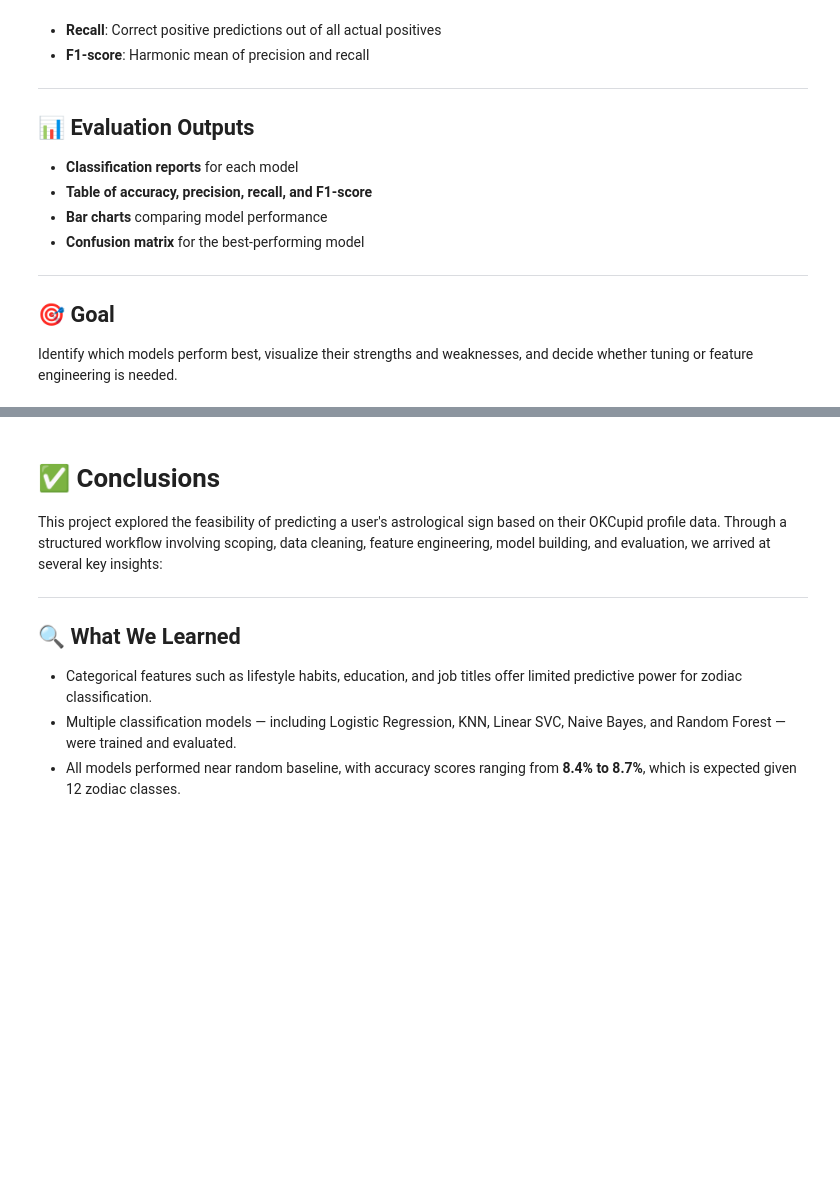
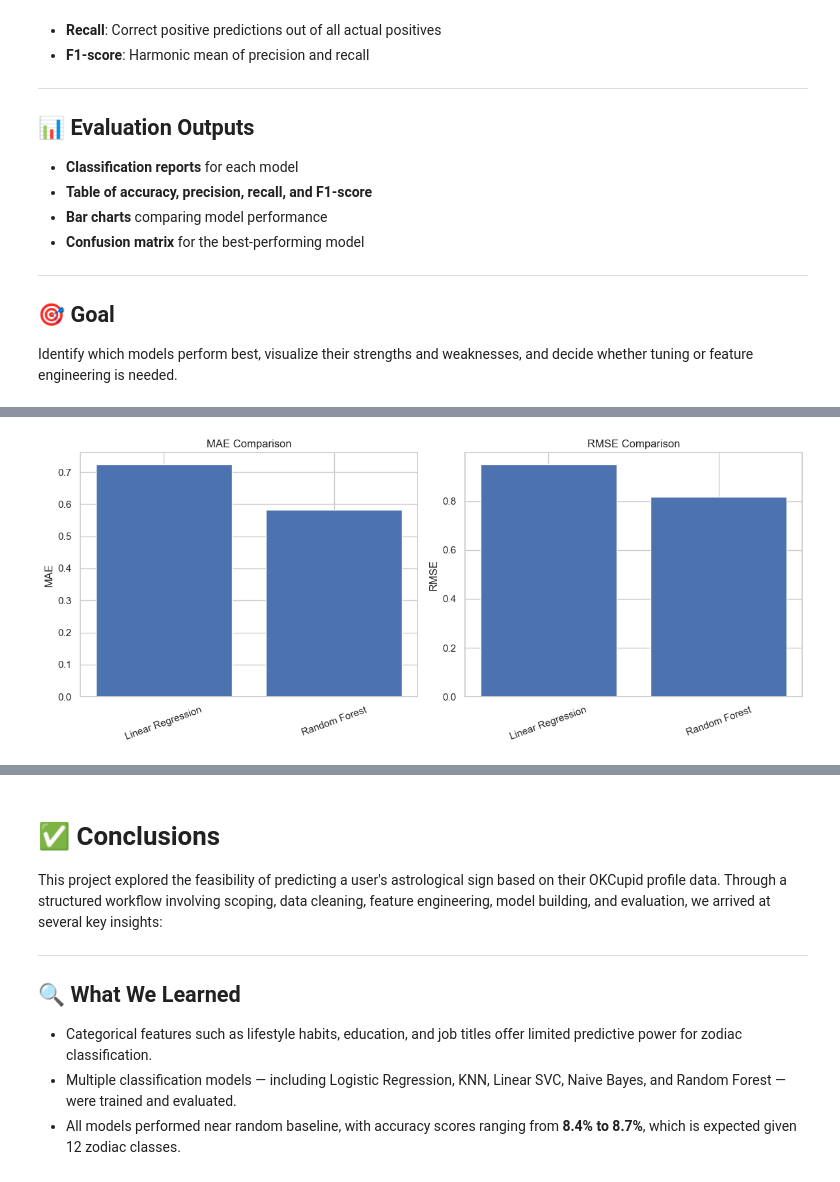
Before and after one commit to gabrielarcangelbol/OKCupid-Date-A-Scientist-Starter, a Jupyter notebook: date-a-scientist.ipynb, the cells around one changed output, grey strips where cells are left out. Saved outputs shown, nothing was run; the diff lists cells and outputs as text; code cells hidden in the pictures; blank space fills up the shorter version.

```diff
--- a/date-a-scientist.ipynb
+++ b/date-a-scientist.ipynb
@@ -1152,0 +1241,20 @@ Passing `palette` without assigning `hue` is deprecated and will be removed in v
+# %%
+# 📊 Combined MAE and RMSE comparison
+fig, ax = plt.subplots(1, 2, figsize=(12,5))
+
+# MAE
+ax[0].bar(results["Model"], results["MAE"])
+ax[0].set_title("MAE Comparison")
+ax[0].set_ylabel("MAE")
+ax[0].tick_params(axis='x', rotation=20)
+
+# RMSE
+ax[1].bar(results["Model"], results["RMSE"])
+ax[1].set_title("RMSE Comparison")
+ax[1].set_ylabel("RMSE")
+ax[1].tick_params(axis='x', rotation=20)
+
+plt.tight_layout()
+plt.show()
+# %% [output]
+[figure, added]
```
Also changed, not shown: parts of 12 cells of this notebook, 3 other files.
